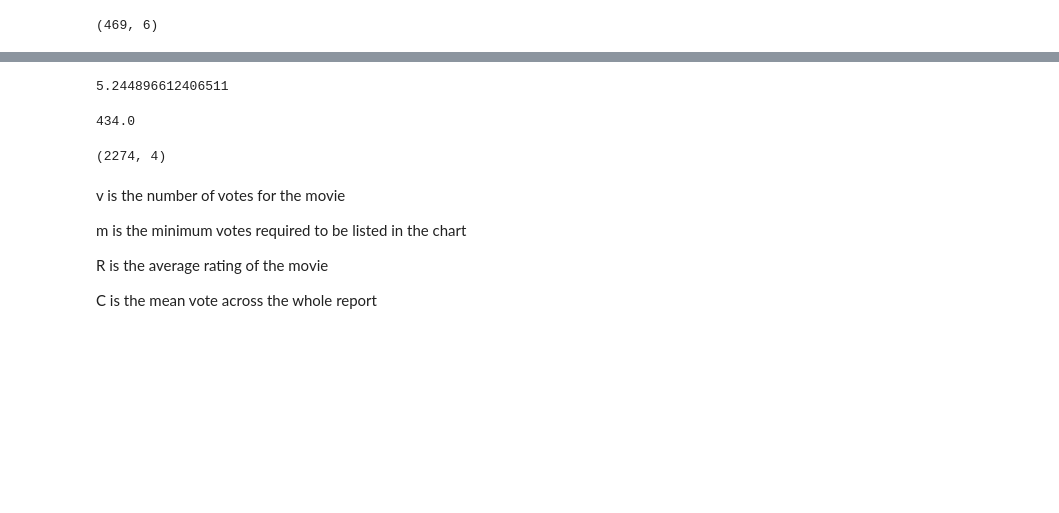
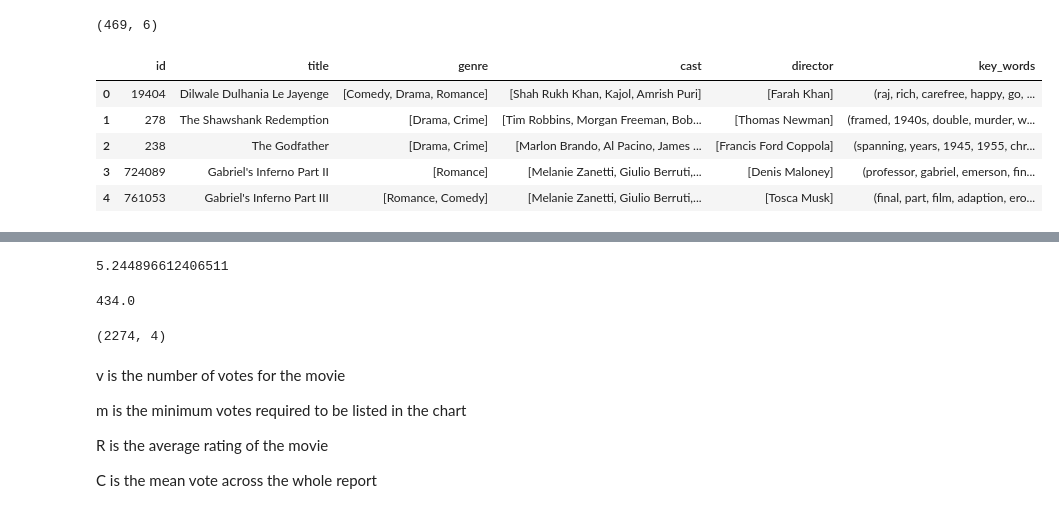
Before and after one commit to DivyanshSareen/movi_rec, a Jupyter notebook: movie_recc.ipynb, the cells around one changed output, grey strips where cells are left out. Saved outputs shown, nothing was run; the diff lists cells and outputs as text; code cells hidden in the pictures; blank space fills up the shorter version.

Commit message:
added function to create 'word pool'

```diff
--- a/movie_recc.ipynb
+++ b/movie_recc.ipynb
@@ -119,3 +146,21 @@ df.to_csv("tmdb_movie.csv")
 df.shape
 # %% [output]
 (469, 6)
+# %%
+def get_keywords(x):
+  r = Rake()
+  r.extract_keywords_from_text(x)
+  key_word_dict = r.get_word_degrees()
+  return key_word_dict.keys()
+# %%
+df['key_words'] = df['overview'].apply(lambda row: get_keywords(row))
+df.drop(columns=['overview'], inplace = True)
+# %%
+df.head()
+# %% [output]
+|  | id | title | genre | cast | director | key_words |
+| 0 | 19404 | Dilwale Dulhania Le Jayenge | [Comedy, Drama, Romance] | [Shah Rukh Khan, Kajol, Amrish Puri] | [Farah Khan] | (raj, rich, carefree, happy, go, ... |
+| 1 | 278 | The Shawshank Redemption | [Drama, Crime] | [Tim Robbins, Morgan Freeman, Bob... | [Thomas Newman] | (framed, 1940s, double, murder, w... |
+| 2 | 238 | The Godfather | [Drama, Crime] | [Marlon Brando, Al Pacino, James ... | [Francis Ford Coppola] | (spanning, years, 1945, 1955, chr... |
+| 3 | 724089 | Gabriel's Inferno Part II | [Romance] | [Melanie Zanetti, Giulio Berruti,... | [Denis Maloney] | (professor, gabriel, emerson, fin... |
+| 4 | 761053 | Gabriel's Inferno Part III | [Romance, Comedy] | [Melanie Zanetti, Giulio Berruti,... | [Tosca Musk] | (final, part, film, adaption, ero... |
```
Also changed, not shown: parts of 8 cells of this notebook.
